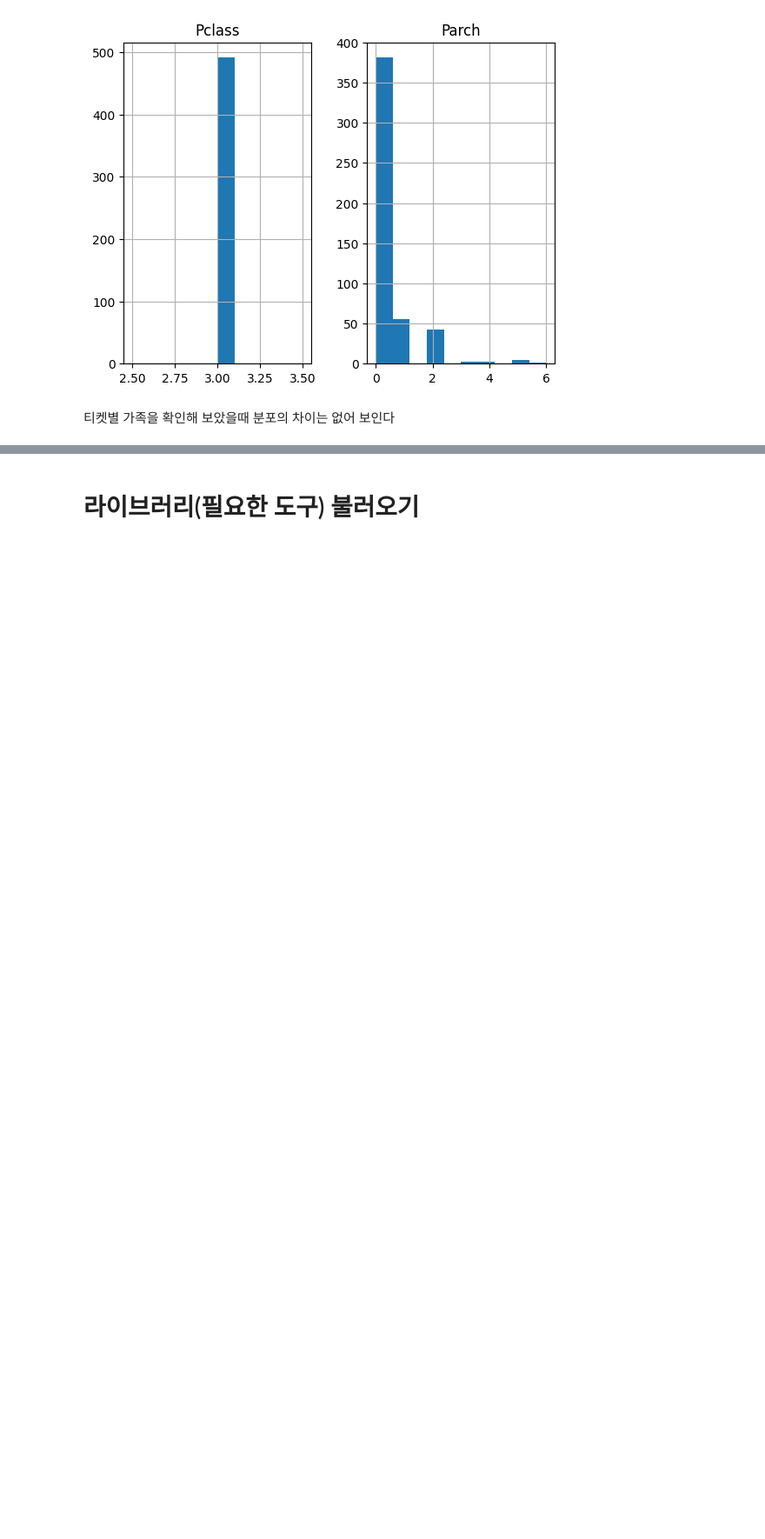
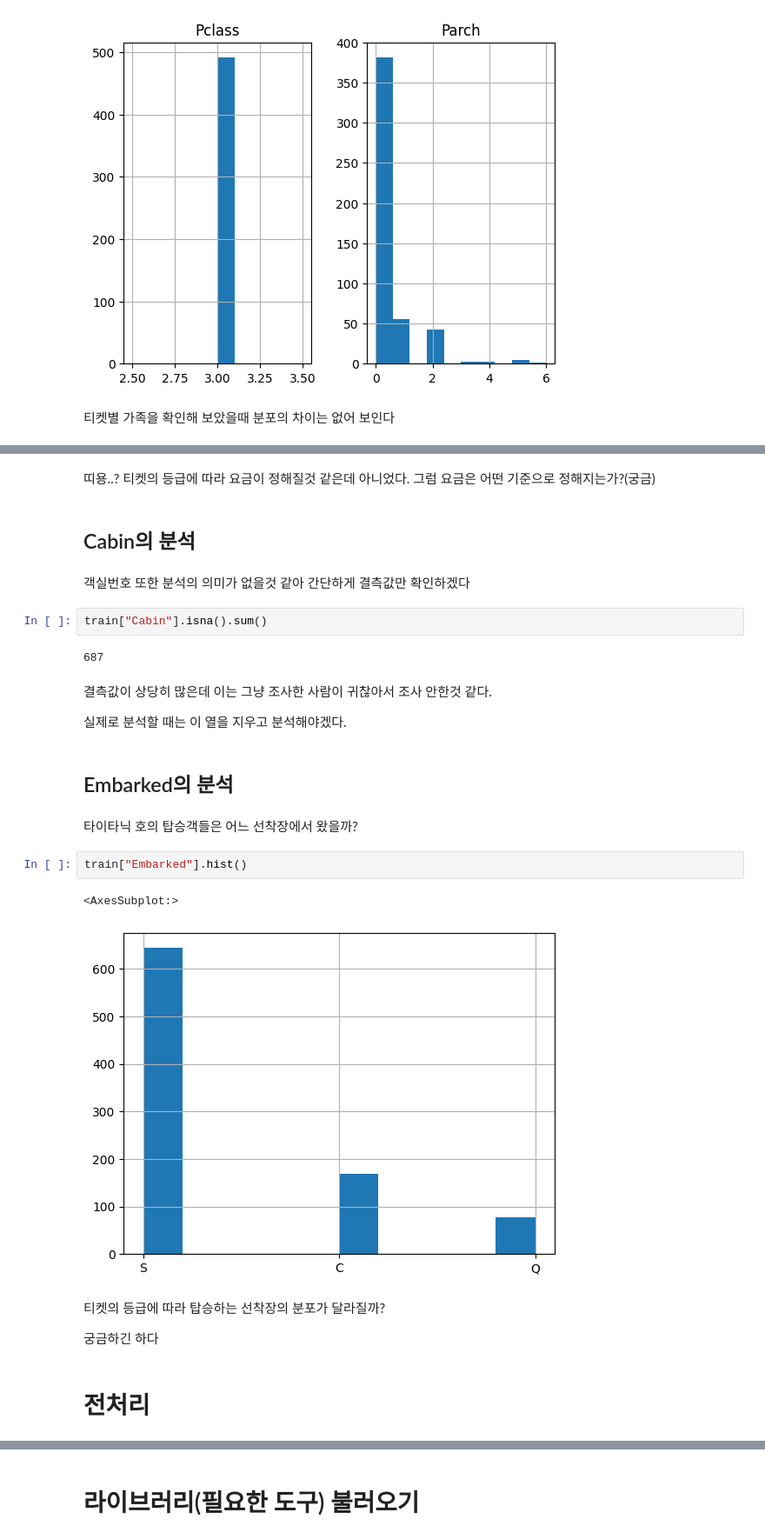
Before and after one commit to sangmandu/2022-DCC, a Jupyter notebook: 타이타닉 생존 예측 대회/EDA+분석.ipynb, the cells around one changed output, grey strips where cells are left out. Shown at 87% size. Cells and saved outputs as stored; diff of their text form; blank space fills up the shorter version.

```diff
--- a/타이타닉 생존 예측 대회/EDA+분석.ipynb
+++ b/타이타닉 생존 예측 대회/EDA+분석.ipynb
@@ -252,0 +282,29 @@ dtype: object
+# %% [markdown]
+띠용..? 티켓의 등급에 따라 요금이 정해질것 같은데 아니었다. 그럼 요금은 어떤 기준으로 정해지는가?(궁금)
+# %% [markdown]
+## Cabin의 분석
+# %% [markdown]
+객실번호 또한 분석의 의미가 없을것 같아 간단하게 결측값만 확인하겠다
+# %%
+train["Cabin"].isna().sum()
+# %% [output]
+687
+# %% [markdown]
+결측값이 상당히 많은데 이는 그냥 조사한 사람이 귀찮아서 조사 안한것 같다.
+
+실제로 분석할 때는 이 열을 지우고 분석해야겠다.
+# %% [markdown]
+## Embarked의 분석
+# %% [markdown]
+타이타닉 호의 탑승객들은 어느 선착장에서 왔을까?
+# %%
+train["Embarked"].hist()
+# %% [output]
+<AxesSubplot:>
+[figure, added]
+# %% [markdown]
+티켓의 등급에 따라 탑승하는 선착장의 분포가 달라질까?
+
+궁금하긴 하다
+# %% [markdown]
+# 전처리
```
Also changed, not shown: parts of 17 cells of this notebook.
